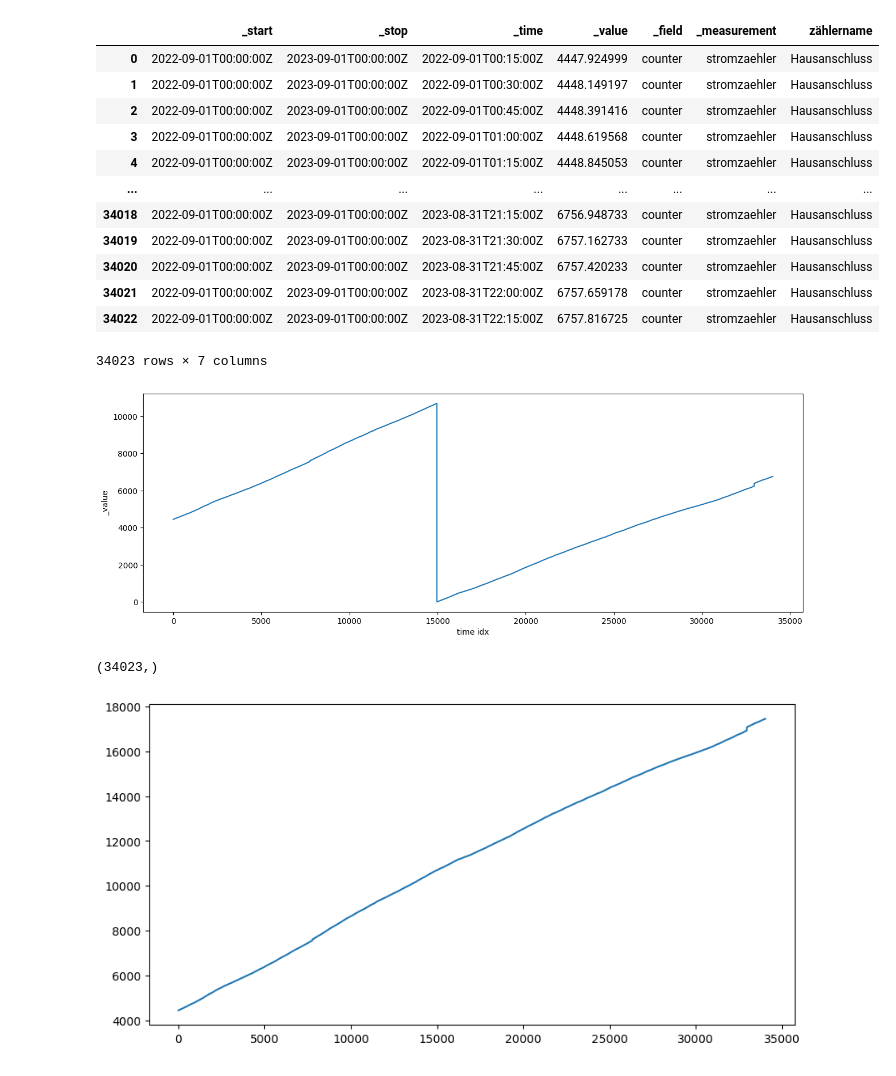
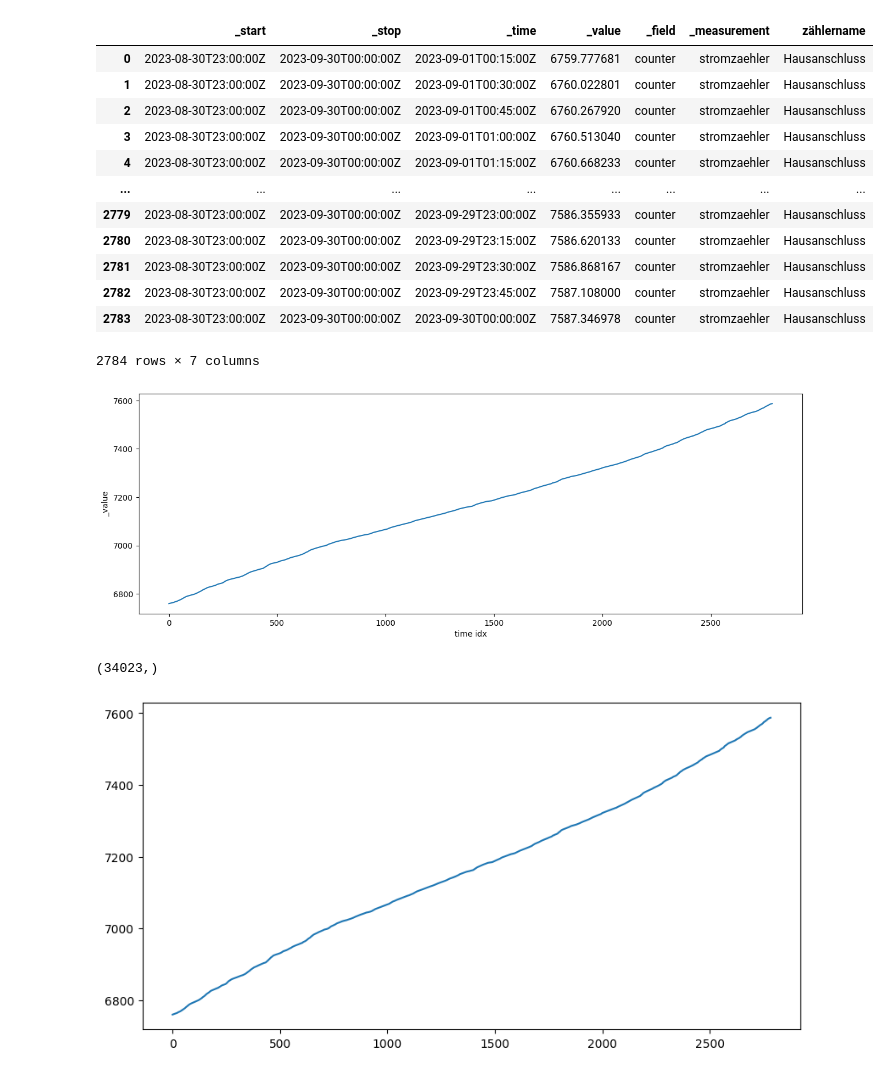
Before and after one commit to KlaraGtknst/I2OT_energy, a Jupyter notebook: prognose/notebooks/00-DataExploration.ipynb, the cells around one changed output. Saved outputs shown, nothing was run; the diff lists cells and outputs as text; code cells hidden in the pictures.

```diff
--- a/prognose/notebooks/00-DataExploration.ipynb
+++ b/prognose/notebooks/00-DataExploration.ipynb
@@ -5,23 +5,23 @@ from sklearn.model_selection import train_test_split
 from scipy import stats
 import numpy as np
 # %%
-data = pd.read_csv('../data/raw_data.csv', skiprows=3)
+data = pd.read_csv('../data/control_data.csv')
 data = data.drop(['Unnamed: 0', 'result', 'table'], axis=1)
 data
 # %% [output]
 |  | _start | _stop | _time | _value | _field | _measurement | zählername |
-| 0 | 2022-09-01T00:00:00Z | 2023-09-01T00:00:00Z | 2022-09-01T00:15:00Z | 4447.924999 | counter | stromzaehler | Hausanschluss |
-| 1 | 2022-09-01T00:00:00Z | 2023-09-01T00:00:00Z | 2022-09-01T00:30:00Z | 4448.149197 | counter | stromzaehler | Hausanschluss |
-| 2 | 2022-09-01T00:00:00Z | 2023-09-01T00:00:00Z | 2022-09-01T00:45:00Z | 4448.391416 | counter | stromzaehler | Hausanschluss |
-| 3 | 2022-09-01T00:00:00Z | 2023-09-01T00:00:00Z | 2022-09-01T01:00:00Z | 4448.619568 | counter | stromzaehler | Hausanschluss |
-| 4 | 2022-09-01T00:00:00Z | 2023-09-01T00:00:00Z | 2022-09-01T01:15:00Z | 4448.845053 | counter | stromzaehler | Hausanschluss |
+| 0 | 2023-08-30T23:00:00Z | 2023-09-30T00:00:00Z | 2023-09-01T00:15:00Z | 6759.777681 | counter | stromzaehler | Hausanschluss |
+| 1 | 2023-08-30T23:00:00Z | 2023-09-30T00:00:00Z | 2023-09-01T00:30:00Z | 6760.022801 | counter | stromzaehler | Hausanschluss |
+| 2 | 2023-08-30T23:00:00Z | 2023-09-30T00:00:00Z | 2023-09-01T00:45:00Z | 6760.267920 | counter | stromzaehler | Hausanschluss |
+| 3 | 2023-08-30T23:00:00Z | 2023-09-30T00:00:00Z | 2023-09-01T01:00:00Z | 6760.513040 | counter | stromzaehler | Hausanschluss |
+| 4 | 2023-08-30T23:00:00Z | 2023-09-30T00:00:00Z | 2023-09-01T01:15:00Z | 6760.668233 | counter | stromzaehler | Hausanschluss |
 | ... | ... | ... | ... | ... | ... | ... | ... |
-| 34018 | 2022-09-01T00:00:00Z | 2023-09-01T00:00:00Z | 2023-08-31T21:15:00Z | 6756.948733 | counter | stromzaehler | Hausanschluss |
-| 34019 | 2022-09-01T00:00:00Z | 2023-09-01T00:00:00Z | 2023-08-31T21:30:00Z | 6757.162733 | counter | stromzaehler | Hausanschluss |
-| 34020 | 2022-09-01T00:00:00Z | 2023-09-01T00:00:00Z | 2023-08-31T21:45:00Z | 6757.420233 | counter | stromzaehler | Hausanschluss |
-| 34021 | 2022-09-01T00:00:00Z | 2023-09-01T00:00:00Z | 2023-08-31T22:00:00Z | 6757.659178 | counter | stromzaehler | Hausanschluss |
-| 34022 | 2022-09-01T00:00:00Z | 2023-09-01T00:00:00Z | 2023-08-31T22:15:00Z | 6757.816725 | counter | stromzaehler | Hausanschluss |
+| 2779 | 2023-08-30T23:00:00Z | 2023-09-30T00:00:00Z | 2023-09-29T23:00:00Z | 7586.355933 | counter | stromzaehler | Hausanschluss |
+| 2780 | 2023-08-30T23:00:00Z | 2023-09-30T00:00:00Z | 2023-09-29T23:15:00Z | 7586.620133 | counter | stromzaehler | Hausanschluss |
+| 2781 | 2023-08-30T23:00:00Z | 2023-09-30T00:00:00Z | 2023-09-29T23:30:00Z | 7586.868167 | counter | stromzaehler | Hausanschluss |
+| 2782 | 2023-08-30T23:00:00Z | 2023-09-30T00:00:00Z | 2023-09-29T23:45:00Z | 7587.108000 | counter | stromzaehler | Hausanschluss |
+| 2783 | 2023-08-30T23:00:00Z | 2023-09-30T00:00:00Z | 2023-09-30T00:00:00Z | 7587.346978 | counter | stromzaehler | Hausanschluss |
-34023 rows × 7 columns
+2784 rows × 7 columns
 # %%
 target = data['_value']
 features = data['_time']
@@ -32,7 +32,7 @@ plt.xlabel('time idx')
 plt.ylabel('_value')
 plt.show()
 # %% [output]
-[figure, old version]
+[figure, new version]
 # %%
 # split data and put on top
 jump_idx = target[target == 0]
@@ -51,7 +51,7 @@ plt.figure(figsize=(10,5))
 plt.plot(target)
 plt.show()
 # %% [output]
-[figure, old version]
+[figure, new version]
 # %%
 diff = target.diff()
 diff = diff.drop([0], axis=0)
```
Also changed, not shown: parts of 5 cells of this notebook, 5 other files.
